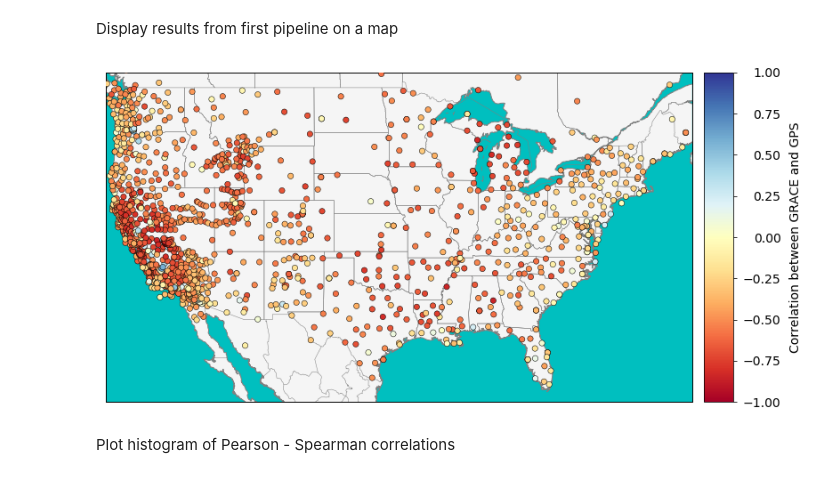
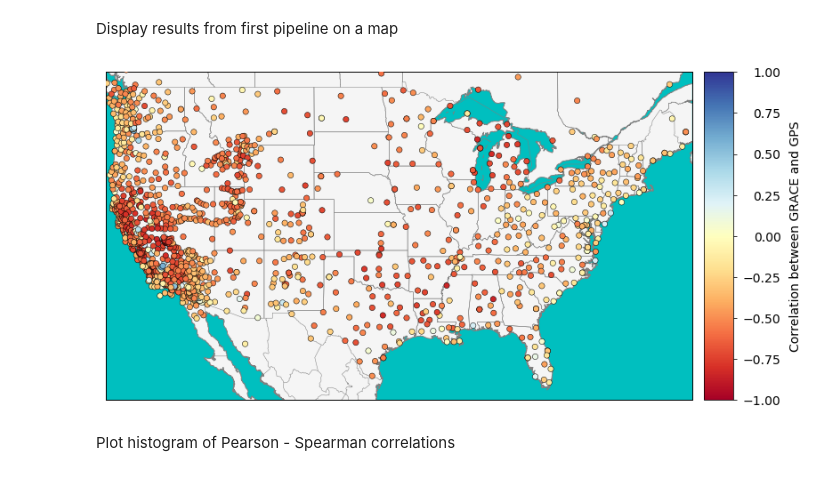
Before and after one commit to MITHaystack/science-casestudies, a Jupyter notebook: geo/GPS_GRACE_Correlations.ipynb, the cells around one changed output. Saved outputs shown, nothing was run; the diff lists cells and outputs as text; code cells hidden in the pictures.

Commit message:
Switched from spherical earth to WGS84 for plotting

```diff
--- a/geo/GPS_GRACE_Correlations.ipynb
+++ b/geo/GPS_GRACE_Correlations.ipynb
@@ -236,37 +236,38 @@ rlon = -66
 
 bmap = Basemap(llcrnrlat=llat, urcrnrlat=ulat, llcrnrlon=llon,
                urcrnrlon=rlon,projection='merc', lon_0=np.mean([llon,rlon]),
-               lat_0=np.mean([llat,ulat]), resolution='i', area_thresh=10000)
+               lat_0=np.mean([llat,ulat]), resolution='i', area_thresh=10000,
+               ellps='WGS84')
 
 # Setup figure
 fig     = plt.figure()
 ax      = fig.gca()
 fig.set_size_inches(11,8)
 
 # Draw appropriate items on map
 bmap.drawcoastlines(color='grey')
 bmap.drawmapboundary(fill_color='c')
 bmap.fillcontinents(color='whitesmoke', lake_color='c', ax=None, zorder=None, alpha=None)
 bmap.drawstates(color='grey');
 bmap.drawcountries(color='grey', linewidth=0.5);
 
 # Plot correlations on map
 # Some GPS points overlap, so different orders
 # will make the map look slightly different
 bmap.scatter(results['Lon'].as_matrix(), results['Lat'].as_matrix(), zorder=10,
              c=results['Pearson'].as_matrix(), latlon=True,cmap='RdYlBu',s=40,vmin=-1,vmax=1,linewidth=0.5,
              edgecolor='black')
 c1 = bmap.colorbar()
 c1.set_label('Correlation between GRACE and GPS',fontsize=14,labelpad=10)
 plt.tight_layout()
 
 # Align numbers on colorbar
 for t in c1.ax.get_yticklabels():
         t.set_horizontalalignment('right')
         c1.ax.yaxis.set_tick_params(pad=50)
         t.set_fontsize(14)
 # %% [output]
-[figure, old version]
+[figure, new version]
 # %% [markdown]
 Plot histogram of Pearson - Spearman correlations
 # %%
```
Also changed, not shown: parts of 4 cells of this notebook.
